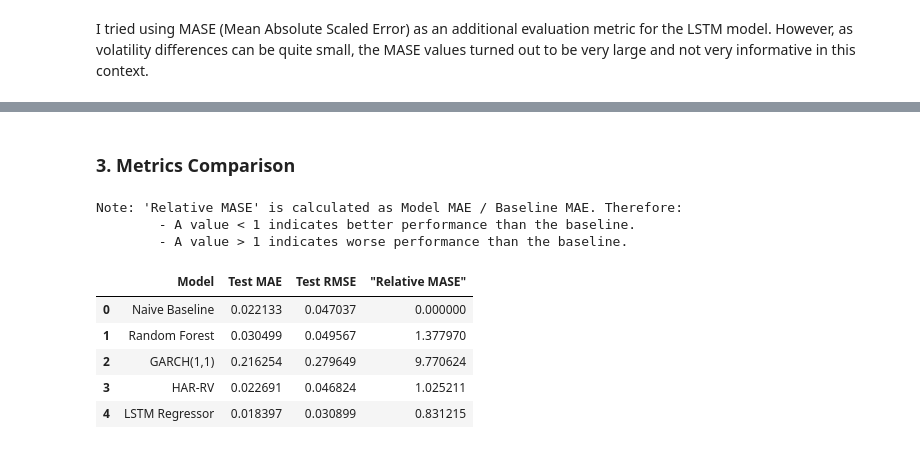
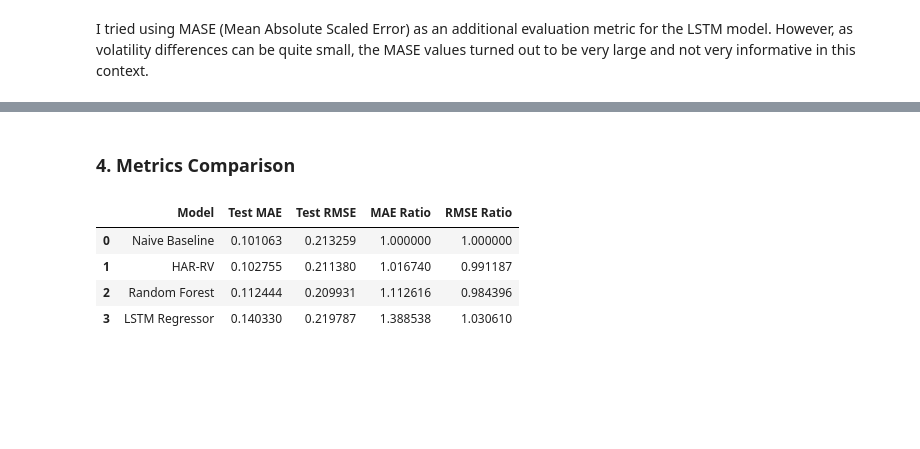
Before and after one commit to ICAI-IMAT-XAI/final-project-IgnacioBayon, a Jupyter notebook: notebooks/predict.ipynb, the cells around one changed output, grey strips where cells are left out. Drawn from its saved outputs; the diff is of its cells as text; code cells hidden in the pictures; blank space fills up the shorter version.

Commit message:
Naive, HAR-RV, RF and LSTM correct implementation

```diff
--- a/notebooks/predict.ipynb
+++ b/notebooks/predict.ipynb
@@ -48,4 +49,13 @@ train_dataset, val_dataset, test_dataset = load_data(
 # %%
+train_dataset, val_dataset, test_dataset = load_data(
+    ticker=ticker,
+    feature_cols=feature_cols,
+    target_col="RealisedVolatility",
+    seq_len=seq_len,
+    start_date=start_date,
+    train_size=0.7,
+    test_size=0.15,
+)
 # Print shapes of the datasets
 print(f"Train shape: {len(train_dataset)}")
 print(f"\t Train X shape: {train_dataset.X.shape}")
@@ -238,8 +187,9 @@ har_train = har_data.iloc[:split_point_in_har]
 har_test = har_data.iloc[split_point_in_har:]
 # %%
 import statsmodels.api as sm
+lag_names = [f"RV_Lag{lag}" for lag in lags]
 
-X_train_har = har_train[["RV_Lag1", "RV_Lag5", "RV_Lag21"]]
+X_train_har = har_train[lag_names]
 y_train_har = har_train["RV"]
 
 X_train_har = sm.add_constant(X_train_har)
@@ -248,7 +198,7 @@ har_model = sm.OLS(y_train_har, X_train_har).fit()
 
 # print(har_model.summary())
 # %%
-X_test_har = har_test[["RV_Lag1", "RV_Lag5", "RV_Lag21"]]
+X_test_har = har_test[lag_names]
 X_test_har = sm.add_constant(X_test_har)
 
 har_preds = har_model.predict(X_test_har)
@@ -335,11 +320,16 @@ test_loader = DataLoader(test_ds, batch_size=batch_size, shuffle=False)
 # %% [output]
 [*********************100%***********************]  1 of 1 completed
 # %%
-from src.lstm_trainer import train_lstm, evaluate_lstm
+from src.lstm import LSTMRegressor
 
-model = LSTMRegressor(input_size=len(feature_cols))
+model = LSTMRegressor(
+    input_size=len(feature_cols),
+    hidden_size=32,
+    num_layers=1,
+    dropout=0.3
+    )
 
-model_name = "best_lstm_model.pth"
+model_name = f"{ticker}_best_lstm_model.pth"
 metrics = train_lstm(
     model,
     train_loader=train_loader,
@@ -351,7 +341,7 @@ metrics = train_lstm(
 train_loss_history, train_rmse_history, val_loss_history, val_rmse_history, val_mase_history = metrics
 
 model.load_state_dict(torch.load(f"../models/{model_name}"))
-preds, lstm_test_mae, lstm_test_rmse = evaluate_lstm(model, test_loader, test_dataset.y)
+lstm_preds, lstm_test_mae, lstm_test_rmse = evaluate_lstm(model, test_loader, test_dataset.y)
 
 print(f"LSTM Regressor Test MAE:  {lstm_test_mae:.6f}")
 print(f"LSTM Regressor Test RMSE: {lstm_test_rmse:.6f}")
@@ -387,30 +388,18 @@ plt.show()
 # %% [markdown]
-### 3. Metrics Comparison
+### 4. Metrics Comparison
 # %%
-import pandas as pd
-def relative_mase(base_mae, model_mae):
-    """
-    'Relative Mase' here is defined as the ratio of model MAE to baseline MAE.
-    """
-    return model_mae / base_mae
 # Summarize results in a DataFrame
 results = pd.DataFrame({
-    'Model': ['Naive Baseline', 'Random Forest', 'GARCH(1,1)', 'HAR-RV', 'LSTM Regressor'],
-    'Test MAE': [base_mae, rf_test_mae, garch_mae, har_mae, lstm_test_mae],
-    'Test RMSE': [base_rmse, rf_test_rmse, garch_rmse, har_rmse, lstm_test_rmse],
-    '"Relative MASE"': [0, rf_test_mae / base_mae, garch_mae / base_mae, har_mae / base_mae, lstm_test_mae / base_mae],
+    'Model': ['Naive Baseline', 'HAR-RV', 'Random Forest', 'LSTM Regressor'],
+    'Test MAE': [base_mae, har_mae, rf_test_mae, lstm_test_mae],
+    'Test RMSE': [base_rmse, har_rmse, rf_test_rmse, lstm_test_rmse],
+    'MAE Ratio': [base_mae / base_mae, har_mae / base_mae, rf_test_mae / base_mae, lstm_test_mae / base_mae],
+    'RMSE Ratio': [base_rmse / base_rmse, har_rmse / base_rmse, rf_test_rmse / base_rmse, lstm_test_rmse / base_rmse],
 })
-print("Note: 'Relative MASE' is calculated as Model MAE / Baseline MAE. Therefore:",
-      "\n\t- A value < 1 indicates better performance than the baseline.",
-      "\n\t- A value > 1 indicates worse performance than the baseline.\n")
 results
 # %% [output]
-Note: 'Relative MASE' is calculated as Model MAE / Baseline MAE. Therefore:
-        - A value < 1 indicates better performance than the baseline.
-        - A value > 1 indicates worse performance than the baseline.
-|  | Model | Test MAE | Test RMSE | "Relative MASE" |
-| 0 | Naive Baseline | 0.022133 | 0.047037 | 0.000000 |
-| 1 | Random Forest | 0.030499 | 0.049567 | 1.377970 |
-| 2 | GARCH(1,1) | 0.216254 | 0.279649 | 9.770624 |
-| 3 | HAR-RV | 0.022691 | 0.046824 | 1.025211 |
-| 4 | LSTM Regressor | 0.018397 | 0.030899 | 0.831215 |
+|  | Model | Test MAE | Test RMSE | MAE Ratio | RMSE Ratio |
+| 0 | Naive Baseline | 0.101063 | 0.213259 | 1.000000 | 1.000000 |
+| 1 | HAR-RV | 0.102755 | 0.211380 | 1.016740 | 0.991187 |
+| 2 | Random Forest | 0.112444 | 0.209931 | 1.112616 | 0.984396 |
+| 3 | LSTM Regressor | 0.140330 | 0.219787 | 1.388538 | 1.030610 |
```
Also changed, not shown: parts of 29 cells of this notebook, 3 other files.
